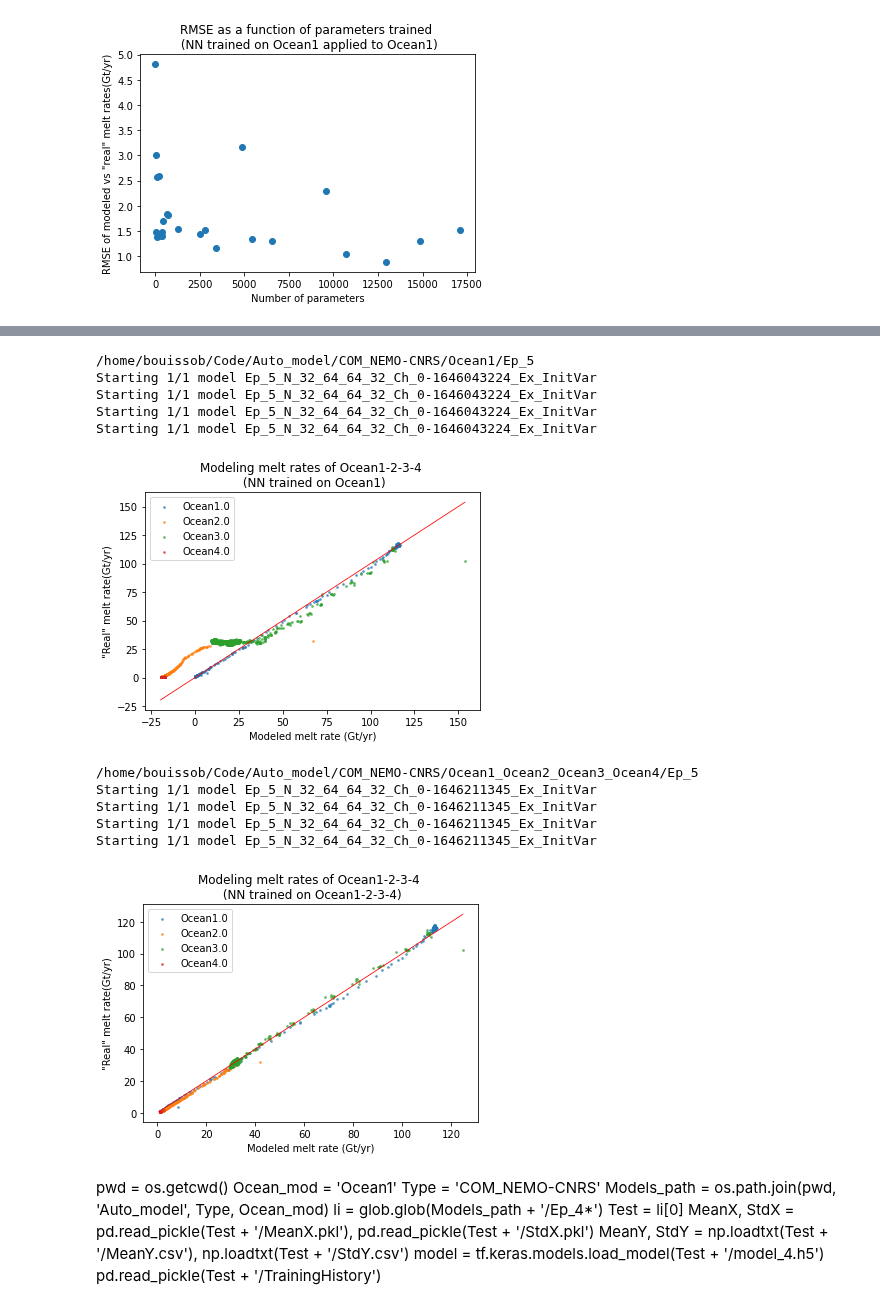
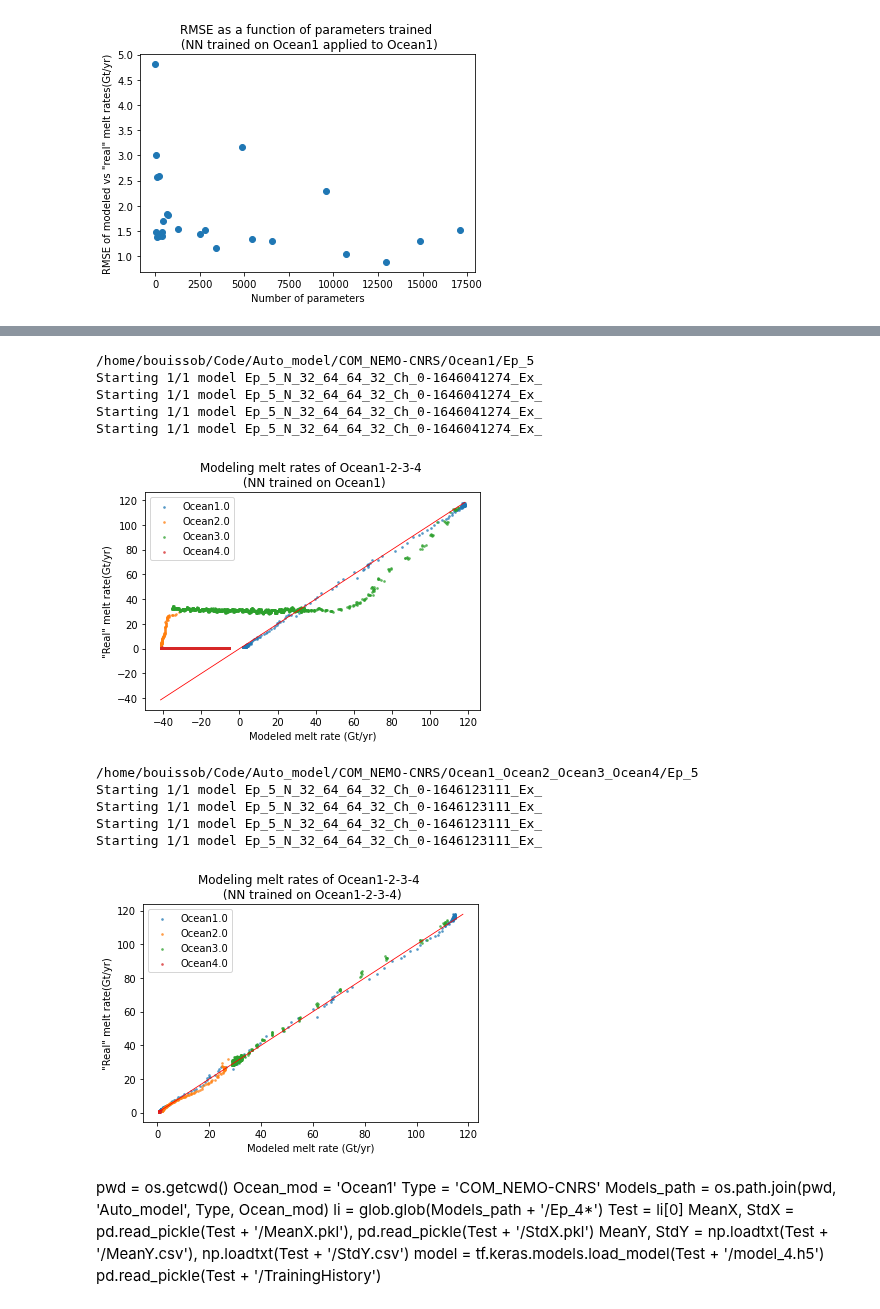
Before and after one commit to BenBouiss/NN_intern_2022, a Jupyter notebook: Class_NN_test.ipynb, the cells around one changed output, grey strips where cells are left out. Drawn from its saved outputs; the diff is of its cells as text; code cells hidden in the pictures.

```diff
--- a/Class_NN_test.ipynb
+++ b/Class_NN_test.ipynb
@@ -196,24 +195,24 @@ Starting 22/22 model Ep_4_N_4_64_Ch_0-1646052161_Ex_
 # %%
 importlib.reload(NN)
 RMSEs, Params, Melts, Modded_melts, Neurs, Oc = NN.Plot_Melt_to_Modded_melt(save = True, Epoch = 5,
-            Ocean_trained = 'Ocean1', message = 0, Ocean_target = OcT, Exact = 1, Extra_n = ['InitVar'])
+            Ocean_trained = 'Ocean1', message = 0, Ocean_target = OcT, Exact = 1, Extra_n = [])
 # %% [output]
 /home/bouissob/Code/Auto_model/COM_NEMO-CNRS/Ocean1/Ep_5
-Starting 1/1 model Ep_5_N_32_64_64_32_Ch_0-1646043224_Ex_InitVar
-Starting 1/1 model Ep_5_N_32_64_64_32_Ch_0-1646043224_Ex_InitVar
-Starting 1/1 model Ep_5_N_32_64_64_32_Ch_0-1646043224_Ex_InitVar
-Starting 1/1 model Ep_5_N_32_64_64_32_Ch_0-1646043224_Ex_InitVar
+Starting 1/1 model Ep_5_N_32_64_64_32_Ch_0-1646041274_Ex_
+Starting 1/1 model Ep_5_N_32_64_64_32_Ch_0-1646041274_Ex_
+Starting 1/1 model Ep_5_N_32_64_64_32_Ch_0-1646041274_Ex_
+Starting 1/1 model Ep_5_N_32_64_64_32_Ch_0-1646041274_Ex_
-[figure, old version]
+[figure, new version]
 # %%
 RMSEs, Params, Melts, Modded_melts, Neurs, Oc = NN.Plot_Melt_to_Modded_melt(save = True, Epoch = 5,
-                Ocean_trained = OcT, message = 0, Ocean_target = OcT, Exact = 1, Extra_n = ['InitVar'])
+                Ocean_trained = OcT, message = 0, Ocean_target = OcT, Exact = 1, Extra_n = [])
 # %% [output]
 /home/bouissob/Code/Auto_model/COM_NEMO-CNRS/Ocean1_Ocean2_Ocean3_Ocean4/Ep_5
-Starting 1/1 model Ep_5_N_32_64_64_32_Ch_0-1646211345_Ex_InitVar
-Starting 1/1 model Ep_5_N_32_64_64_32_Ch_0-1646211345_Ex_InitVar
-Starting 1/1 model Ep_5_N_32_64_64_32_Ch_0-1646211345_Ex_InitVar
-Starting 1/1 model Ep_5_N_32_64_64_32_Ch_0-1646211345_Ex_InitVar
+Starting 1/1 model Ep_5_N_32_64_64_32_Ch_0-1646123111_Ex_
+Starting 1/1 model Ep_5_N_32_64_64_32_Ch_0-1646123111_Ex_
+Starting 1/1 model Ep_5_N_32_64_64_32_Ch_0-1646123111_Ex_
+Starting 1/1 model Ep_5_N_32_64_64_32_Ch_0-1646123111_Ex_
-[figure, old version]
+[figure, new version]
 # %%
 Epoch, Neur, Choix = re.findall('Ep_(\d+)_N_(\w+)_Ch_(\d+)', Test)[0]
 # %% [markdown]
```
Also changed, not shown: parts of 5 cells of this notebook, 3 other files.
